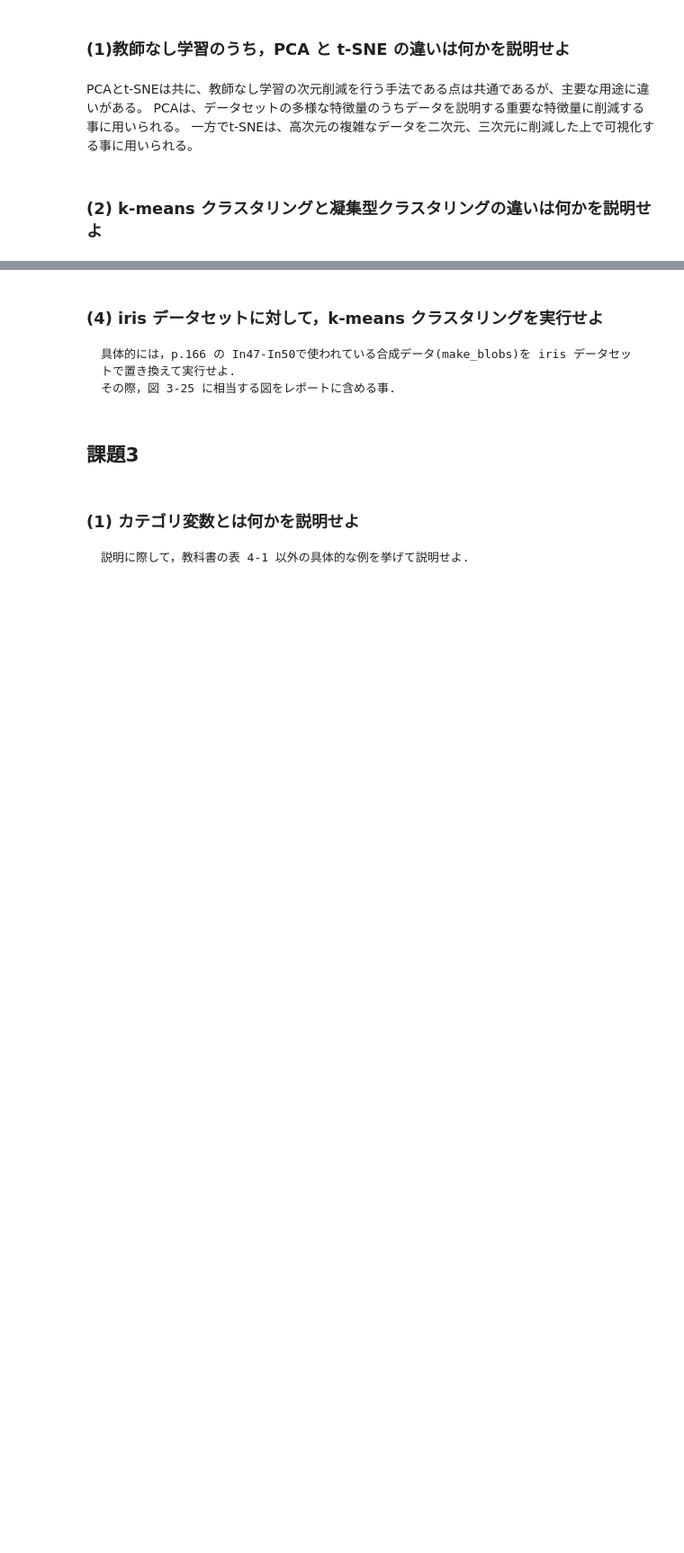
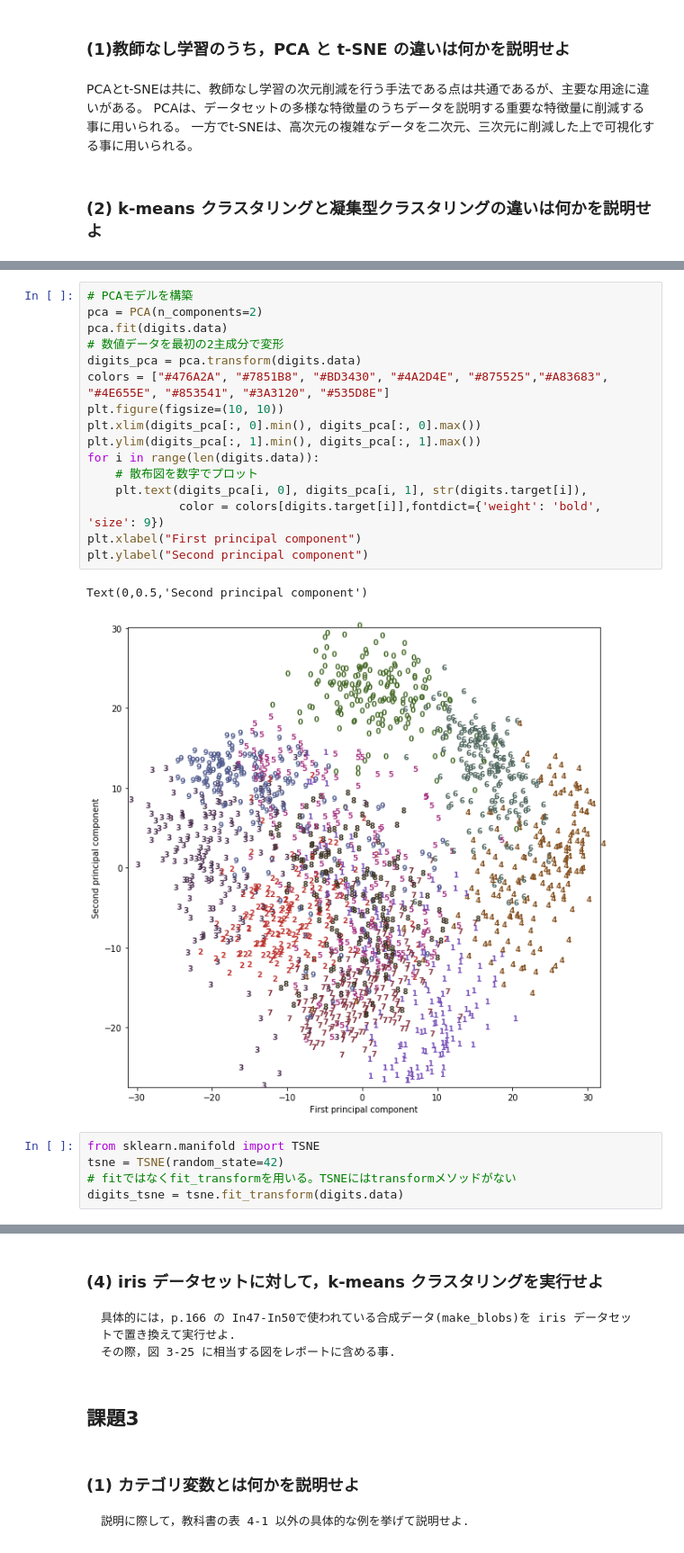
Before and after one commit to KiichiSugihara/MachineLearningTraining, a Jupyter notebook: kadai_03.ipynb, the cells around one changed output, grey strips where cells are left out. Shown: that part at 90% size. Drawn from its saved outputs; the diff is of its cells as text; blank space fills up the shorter version.

```diff
--- a/kadai_03.ipynb
+++ b/kadai_03.ipynb
@@ -138,0 +147,24 @@ PCAは、データセットの多様な特徴量のうちデータを説明す
+# %%
+# PCAモデルを構築
+pca = PCA(n_components=2)
+pca.fit(digits.data)
+# 数値データを最初の2主成分で変形
+digits_pca = pca.transform(digits.data)
+colors = ["#476A2A", "#7851B8", "#BD3430", "#4A2D4E", "#875525","#A83683", "#4E655E", "#853541", "#3A3120", "#535D8E"]
+plt.figure(figsize=(10, 10))
+plt.xlim(digits_pca[:, 0].min(), digits_pca[:, 0].max())
+plt.ylim(digits_pca[:, 1].min(), digits_pca[:, 1].max())
+for i in range(len(digits.data)):
+    # 散布図を数字でプロット
+    plt.text(digits_pca[i, 0], digits_pca[i, 1], str(digits.target[i]),
+             color = colors[digits.target[i]],fontdict={'weight': 'bold', 'size': 9})
+plt.xlabel("First principal component")
+plt.ylabel("Second principal component")
+# %% [output]
+Text(0,0.5,'Second principal component')
+[figure, added]
+# %%
+from sklearn.manifold import TSNE
+tsne = TSNE(random_state=42)
+# fitではなくfit_transformを用いる。TSNEにはtransformメソッドがない
+digits_tsne = tsne.fit_transform(digits.data)
```
Also changed, not shown: parts of 3 cells of this notebook.
